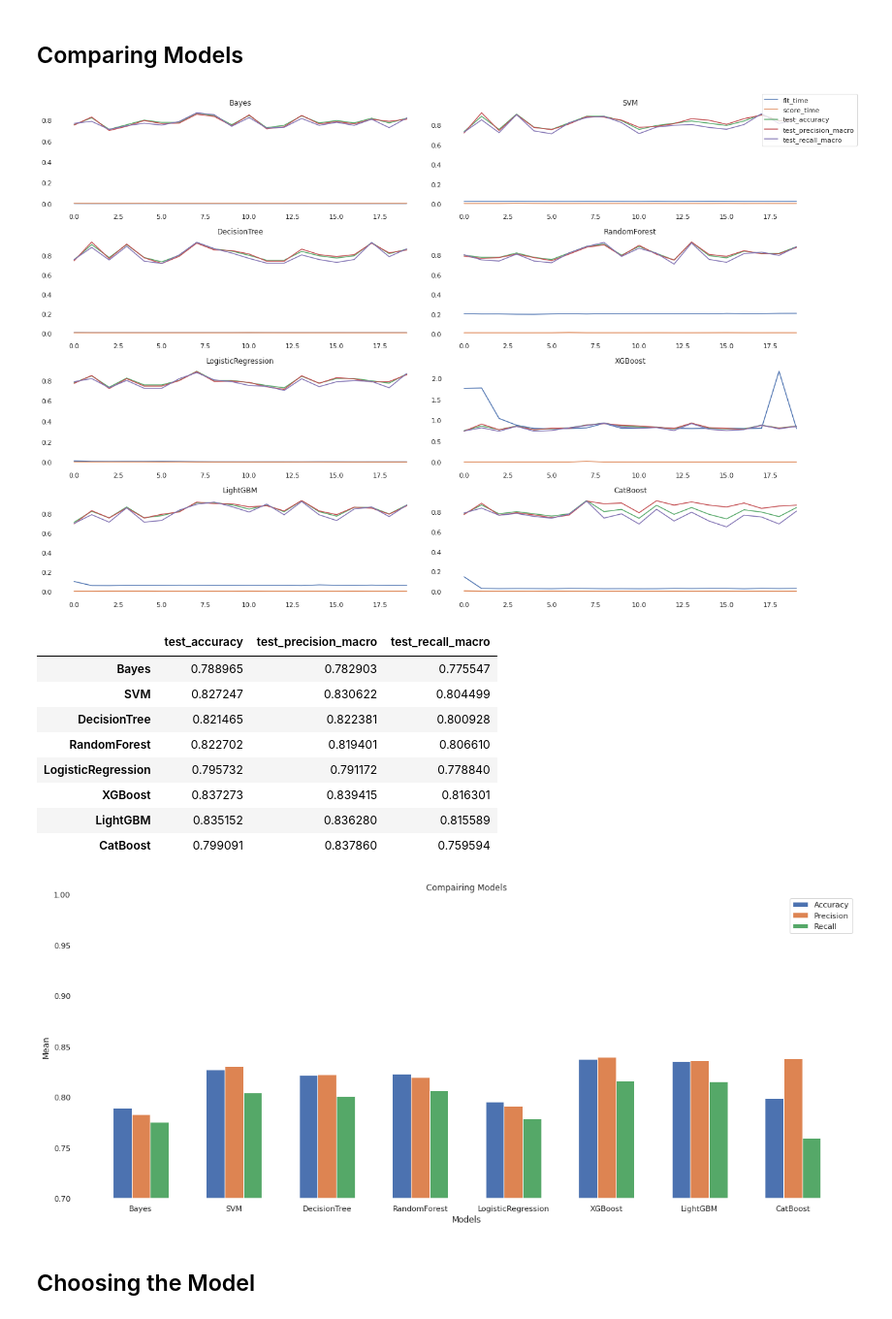
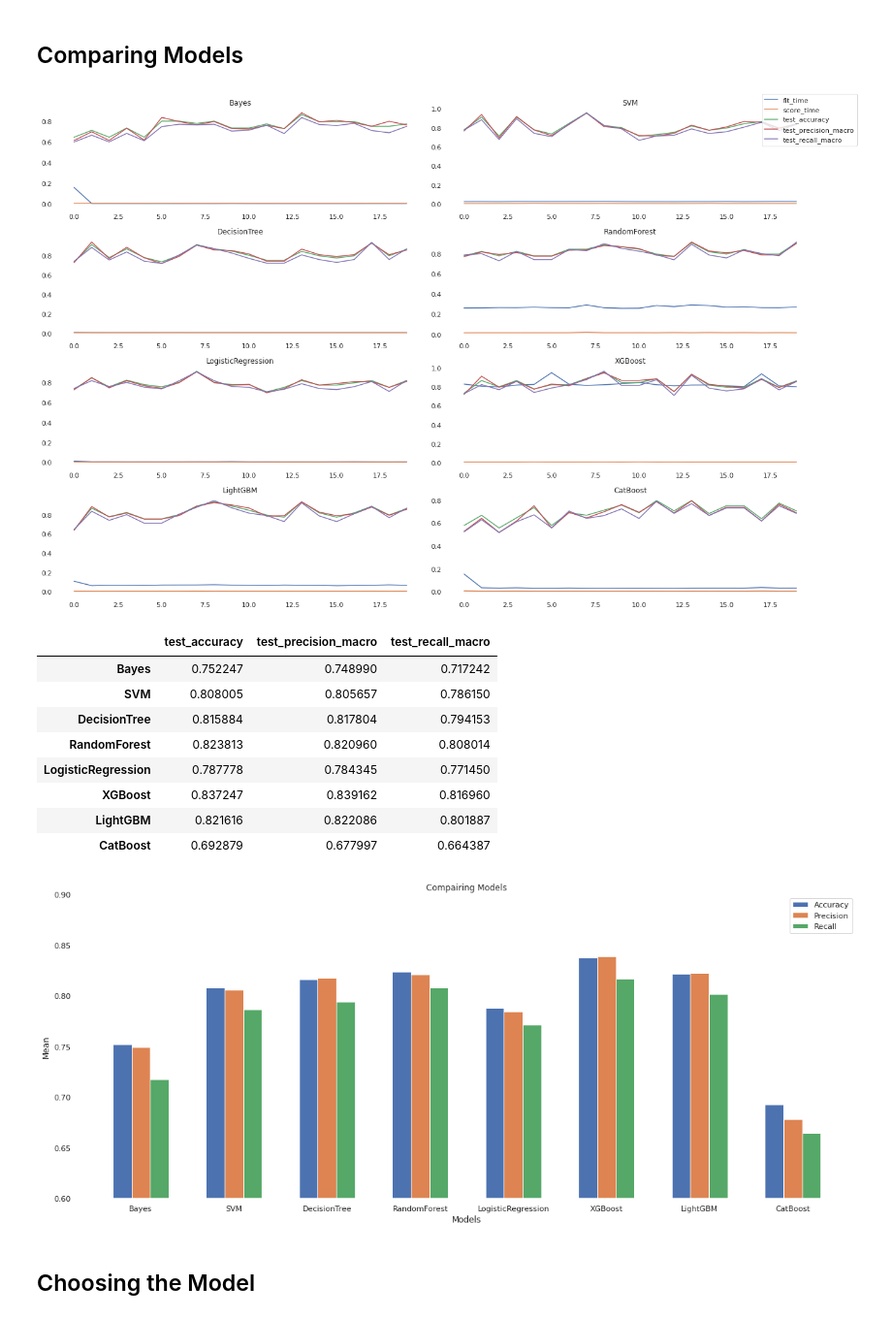
Before and after one commit to glauciapamponet/Titanic-Predicion, a Jupyter notebook: titanic-prediction.ipynb, the cells around one changed output. Shown at 97% size. Saved outputs shown, nothing was run; the diff lists cells and outputs as text; code cells hidden in the pictures.

```diff
--- a/titanic-prediction.ipynb
+++ b/titanic-prediction.ipynb
@@ -347,12 +310,13 @@ Let's create the model Naive Bayes that will be trained and tested with the data
 from sklearn.naive_bayes import GaussianNB
 from sklearn.model_selection import cross_validate
 
+train.drop(columns={'SibSp', 'Parch'}, inplace=True)
 metrics_models = dict()
 
 fig = plt.figure(figsize=(15,20))
 
 modelNB = GaussianNB()
-trainX, trainY, metrics_models['Bayes'] = training_validation(modelNB, train.drop(columns={'SibSp', 'Parch'}))
+trainX, trainY, metrics_models['Bayes'] = training_validation(modelNB, train)
 modelNB.fit(trainX, trainY)
 # %% [output]
  -- Accuracy -- Avg: 0.7522474747474748 Std: 0.056834559929028146
@@ -517,7 +497,7 @@ fig.legend(list(metrics_models.values())[0].keys(), bbox_to_anchor=(1.05, 1), lo
 plt.tight_layout()  # Ajuste os espaços entre os subplots
 plt.show()
 # %% [output]
-[figure, old version]
+[figure, new version]
 # %%
 metrics_df = pd.DataFrame(metrics_models).T.drop(columns={'fit_time', 'score_time'})
 metrics_df.test_accuracy = metrics_df['test_accuracy'].apply(lambda x: np.mean(x))
@@ -526,35 +506,34 @@ metrics_df.test_recall_macro = metrics_df['test_recall_macro'].apply(lambda x: n
 metrics_df
 # %% [output]
 |  | test_accuracy | test_precision_macro | test_recall_macro |
-| Bayes | 0.788965 | 0.782903 | 0.775547 |
-| SVM | 0.827247 | 0.830622 | 0.804499 |
-| DecisionTree | 0.821465 | 0.822381 | 0.800928 |
-| RandomForest | 0.822702 | 0.819401 | 0.806610 |
-| LogisticRegression | 0.795732 | 0.791172 | 0.778840 |
-| XGBoost | 0.837273 | 0.839415 | 0.816301 |
-| LightGBM | 0.835152 | 0.836280 | 0.815589 |
-| CatBoost | 0.799091 | 0.837860 | 0.759594 |
+| Bayes | 0.752247 | 0.748990 | 0.717242 |
+| SVM | 0.808005 | 0.805657 | 0.786150 |
+| DecisionTree | 0.815884 | 0.817804 | 0.794153 |
+| RandomForest | 0.823813 | 0.820960 | 0.808014 |
+| LogisticRegression | 0.787778 | 0.784345 | 0.771450 |
+| XGBoost | 0.837247 | 0.839162 | 0.816960 |
+| LightGBM | 0.821616 | 0.822086 | 0.801887 |
+| CatBoost | 0.692879 | 0.677997 | 0.664387 |
 # %%
 X = list(metrics_df.index)
 fig, ax = plt.subplots(figsize=(20, 8))
-
 X_axis = np.arange(len(X))
 
 ax.bar(X_axis - 0.2, list(metrics_df.test_accuracy), 0.2, label='Accuracy')
 ax.bar(X_axis, list(metrics_df.test_precision_macro), 0.2, label='Precision')
 ax.bar(X_axis + 0.2, list(metrics_df.test_recall_macro), 0.2, label='Recall')
 
 ax.set_xticks(X_axis)
 ax.set_xticklabels(X)
-ax.set_ylim(0.7, 1.0)
+ax.set_ylim(0.6, 0.9)
 
 ax.set_xlabel("Models")
 ax.set_ylabel("Mean")
 ax.set_title("Compairing Models")
 ax.legend()
 
 plt.show()
 # %% [output]
-[figure, old version]
+[figure, new version]
 # %% [markdown]
 ## Choosing the Model
```
Also changed, not shown: parts of 25 cells of this notebook.
